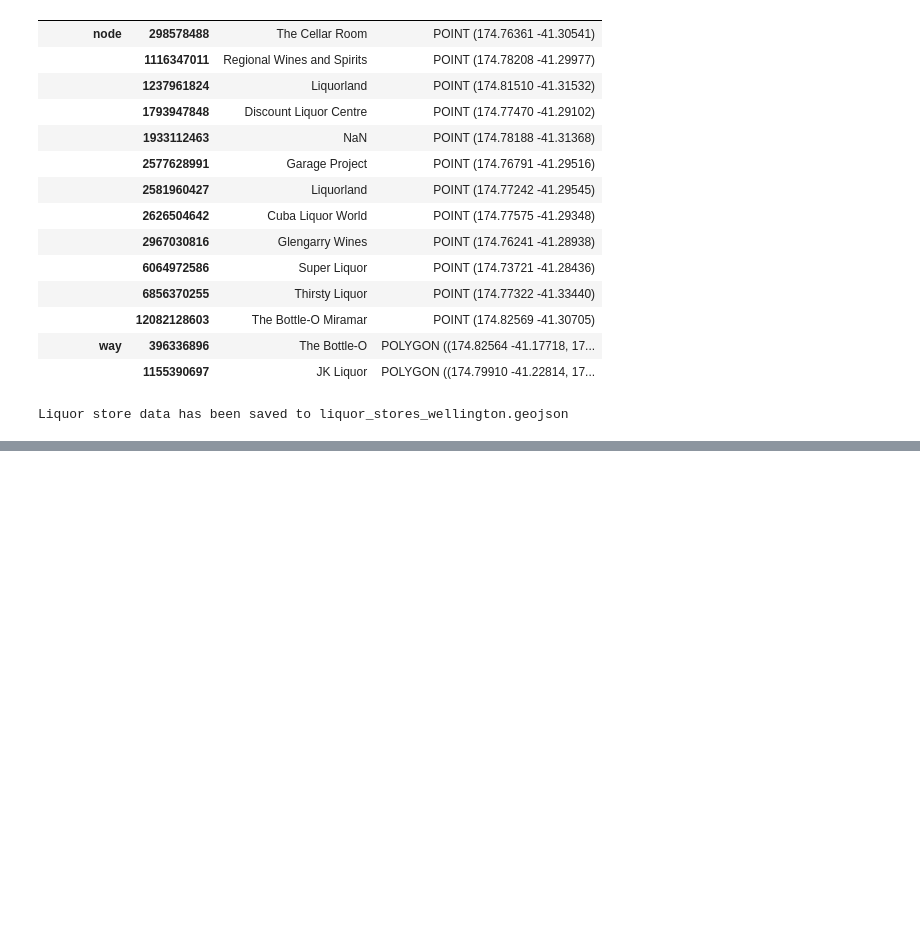
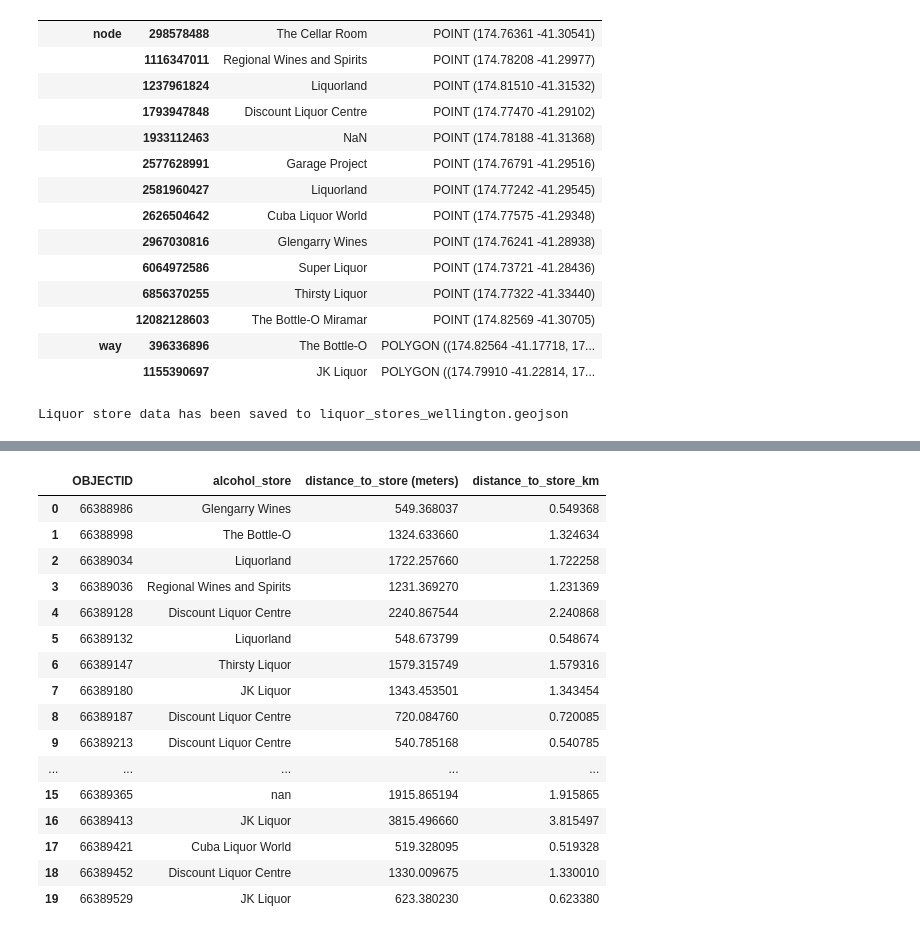
Before and after one commit to DarioDang/wellington-crash-modelling, a Jupyter notebook: scripts/01_liquor_store_location.ipynb, the cells around one changed output, grey strips where cells are left out. Drawn from its saved outputs; the diff is of its cells as text; code cells hidden in the pictures; blank space fills up the shorter version.

```diff
--- a/scripts/01_liquor_store_location.ipynb
+++ b/scripts/01_liquor_store_location.ipynb
@@ -47,0 +91,12 @@ Liquor store data has been saved to liquor_stores_wellington.geojson
+# %%
+# Reproject to a projected CRS with units in meters (e.g., EPSG:3857)
+well_crash_gdf = well_crash_gdf.to_crs(epsg=3857)
+alcohol_store_gdf = alcohol_store_gdf.to_crs(epsg=3857)
+# %%
+# Perform the spatial join to find car crashes near liquor stores
+crash_with_nearest_store = gpd.sjoin_nearest(well_crash_gdf,
+                                             alcohol_store_gdf, how="left",
+                                             distance_col="distance_to_store (meters)")
+
+# View the result
+crash_with_nearest_store.head()
@@ -47,0 +111,6 @@ Liquor store data has been saved to liquor_stores_wellington.geojson
+# %%
+# Convert distance to Kilometers
+crash_with_nearest_store['distance_to_store_km'] = crash_with_nearest_store['distance_to_store (meters)'] / 1000
+
+# print the result
+crash_with_nearest_store.head()
@@ -47,0 +125,6 @@ Liquor store data has been saved to liquor_stores_wellington.geojson
+# %%
+# Rename the 'name' column to 'alcohol_store'
+crash_with_nearest_store = crash_with_nearest_store.rename(columns={'name': 'alcohol_store'})
+
+# Print the updated dataframe to verify the change
+crash_with_nearest_store.head()
@@ -47,0 +139,24 @@ Liquor store data has been saved to liquor_stores_wellington.geojson
+# %%
+# Select only the desired columns
+crash_with_nearest_store = crash_with_nearest_store[['OBJECTID', 'alcohol_store', 'distance_to_store (meters)', 'distance_to_store_km']]
+
+# Print the result to verify
+crash_with_nearest_store.head(20)
+# %% [output]
+|  | OBJECTID | alcohol_store | distance_to_store (meters) | distance_to_store_km |
+| 0 | 66388986 | Glengarry Wines | 549.368037 | 0.549368 |
+| 1 | 66388998 | The Bottle-O | 1324.633660 | 1.324634 |
+| 2 | 66389034 | Liquorland | 1722.257660 | 1.722258 |
+| 3 | 66389036 | Regional Wines and Spirits | 1231.369270 | 1.231369 |
+| 4 | 66389128 | Discount Liquor Centre | 2240.867544 | 2.240868 |
+| 5 | 66389132 | Liquorland | 548.673799 | 0.548674 |
+| 6 | 66389147 | Thirsty Liquor | 1579.315749 | 1.579316 |
+| 7 | 66389180 | JK Liquor | 1343.453501 | 1.343454 |
+| 8 | 66389187 | Discount Liquor Centre | 720.084760 | 0.720085 |
+| 9 | 66389213 | Discount Liquor Centre | 540.785168 | 0.540785 |
+| ... | ... | ... | ... | ... |
+| 15 | 66389365 | nan | 1915.865194 | 1.915865 |
+| 16 | 66389413 | JK Liquor | 3815.496660 | 3.815497 |
+| 17 | 66389421 | Cuba Liquor World | 519.328095 | 0.519328 |
+| 18 | 66389452 | Discount Liquor Centre | 1330.009675 | 1.330010 |
+| 19 | 66389529 | JK Liquor | 623.380230 | 0.623380 |
```
Also changed, not shown: parts of 8 cells of this notebook, 2 other files.
